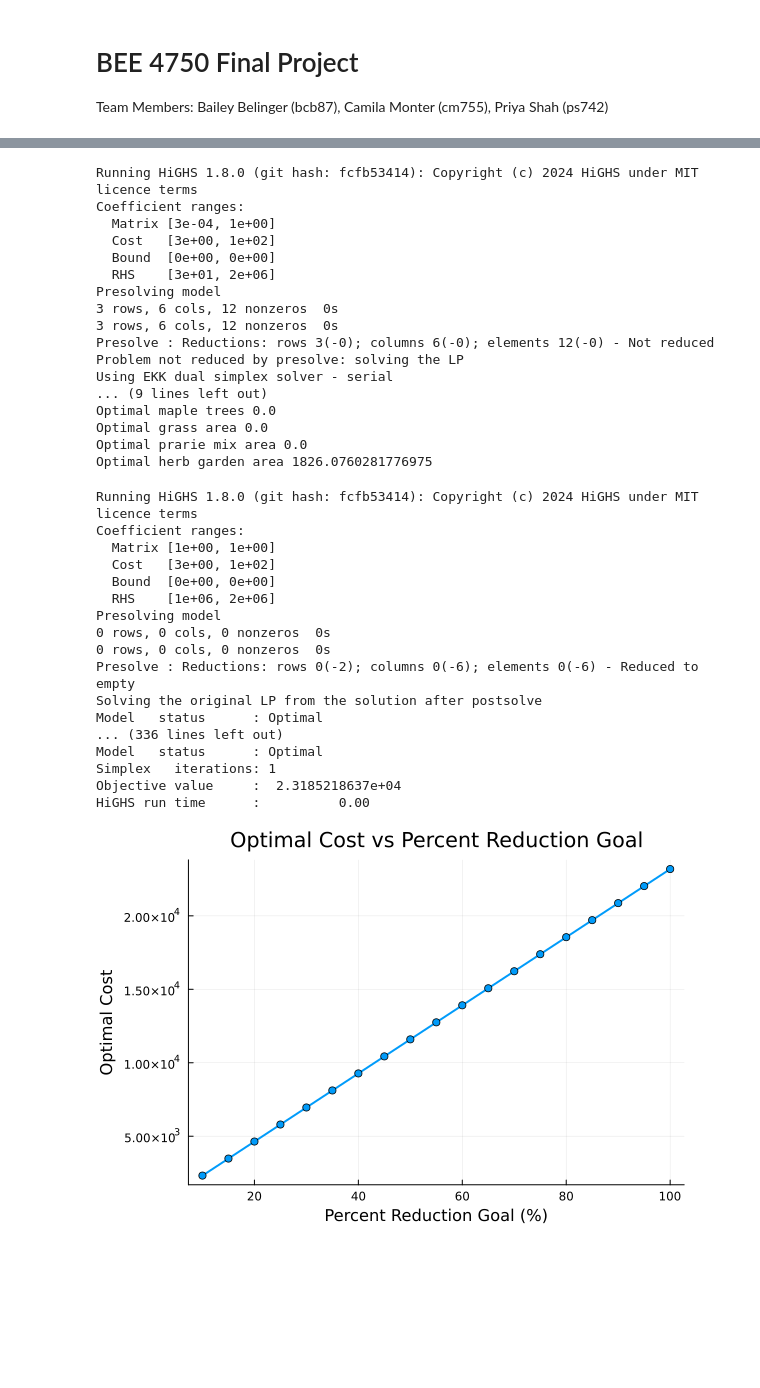
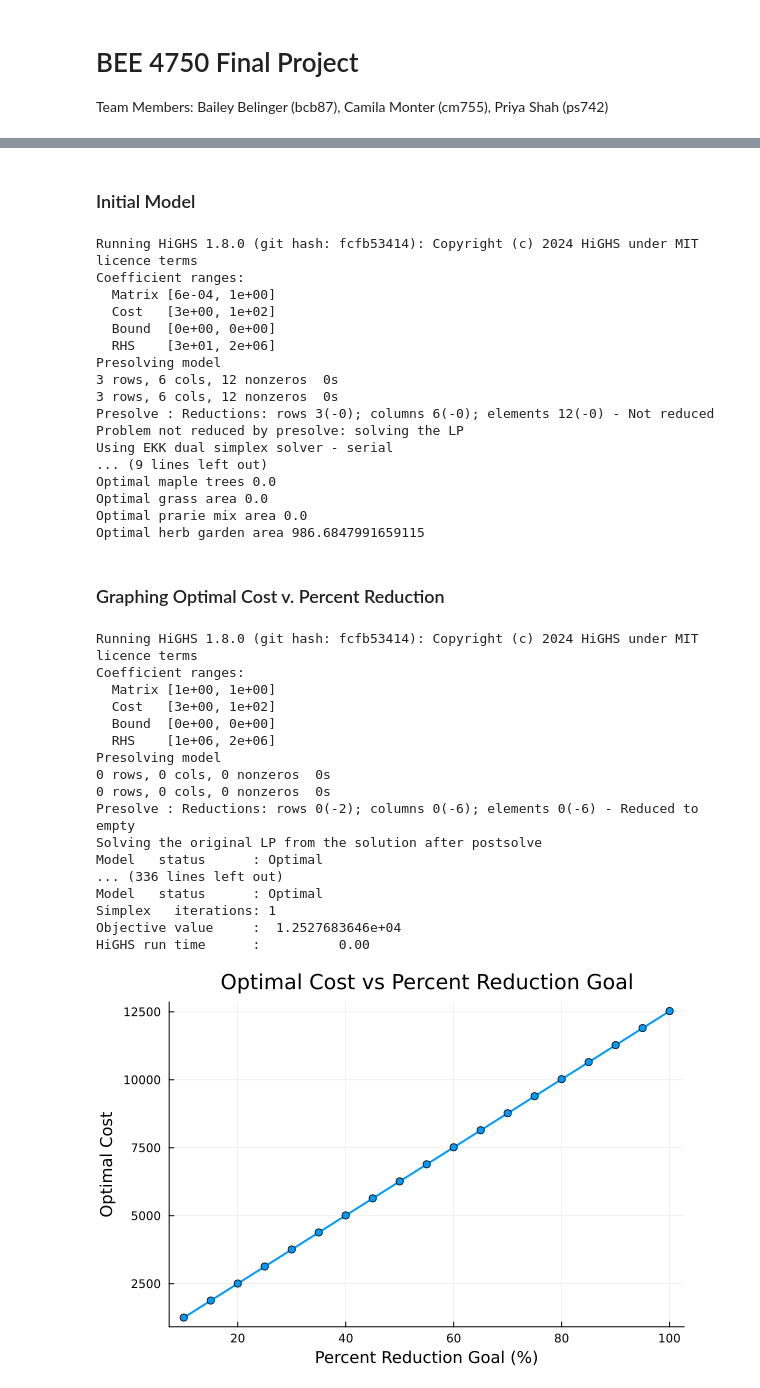
Before and after one commit to CamilaMonter/l3bc-final-project, a Jupyter notebook: finalproject.ipynb, the cells around one changed output, grey strips where cells are left out. Saved outputs shown, nothing was run; the diff lists cells and outputs as text; code cells hidden in the pictures; blank space fills up the shorter version.

```diff
--- a/finalproject.ipynb
+++ b/finalproject.ipynb
@@ -69,11 +51,10 @@ prairie_mix_cost = 0.03*m2 #$/sqm
 herb_garden_cost = 9.50*m2 #$/sqm
 
 #Available areas
-city_area = 2526871.39 #m^2
-total_area = 4761611.96 #m^2
+city_area = (2526871.39-4101.84)*0.4 #m^2
 park_area = 1563736.94 #m^2
-usable_roof_area = 0.4 #percent of city that is usable rooftop area
+total_area = city_area + park_area
 
 #Emission rates in Chicago
-current_emission_level = 0.0517 * total_area #kg CO2 / year
+current_emission_level = 0.0517 * total_area; #kg CO2 / year
 # %% [output]
@@ -81,3 +63,5 @@ current_emission_level = 0.0517 * total_area #kg CO2 / year
+# %% [markdown]
+### Initial Model
 # %%
 percent_reduction_goal = 30
 
@@ -96,7 +80,7 @@ new_total_emissions = current_emission_level - emissions_reduction
 percent_reduction = (current_emission_level - new_total_emissions)/current_emission_level * 100
 @constraint(air_quality_model, emissions_constraint, percent_reduction >= percent_reduction_goal)
 @constraint(air_quality_model, area_constraint_park, G[1]+G[2]+G[3] <= park_area)
-@constraint(air_quality_model, area_constraint_rooftop, G[4]+G[5]+G[6] <= usable_roof_area*city_area)
+@constraint(air_quality_model, area_constraint_rooftop, G[4]+G[5]+G[6] <= city_area)
 
 # Optimize the model
 optimize!(air_quality_model)
@@ -111,7 +95,7 @@ println("Optimal herb garden area ", value.(G[6]))
 # %% [output]
 Running HiGHS 1.8.0 (git hash: fcfb53414): Copyright (c) 2024 HiGHS under MIT licence terms
 Coefficient ranges:
-  Matrix [3e-04, 1e+00]
+  Matrix [6e-04, 1e+00]
   Cost   [3e+00, 1e+02]
   Bound  [0e+00, 0e+00]
   RHS    [3e+01, 2e+06]
@@ -125,7 +109,9 @@ Using EKK dual simplex solver - serial
 Optimal maple trees 0.0
 Optimal grass area 0.0
 Optimal prarie mix area 0.0
-Optimal herb garden area 1826.0760281776975
+Optimal herb garden area 986.6847991659115
+# %% [markdown]
+### Graphing Optimal Cost v. Percent Reduction
 # %%
 # Define the range of percent reduction goals
 percent_reduction_goals = 10:5:100 # from 10% to 50% in increments of 5%
@@ -145,7 +131,7 @@ emissions_reduction = (G[1]*oak_tree_cs + G[2]*ash_tree_cs + G[3]*maple_tree_cs
 new_total_emissions = current_emission_level - emissions_reduction
 percent_reduction = (current_emission_level - new_total_emissions)/current_emission_level * 100
 @constraint(air_quality_model, area_constraint_park, G[1]+G[2]+G[3] <= park_area)
-@constraint(air_quality_model, area_constraint_rooftop, G[4]+G[5]+G[6] <= usable_roof_area*city_area)
+@constraint(air_quality_model, area_constraint_rooftop, G[4]+G[5]+G[6] <= city_area)
 
 # Optimize the model
 optimize!(air_quality_model)
@@ -157,35 +143,35 @@ for goal in percent_reduction_goals
 
     # Solve the model
     optimize!(air_quality_model)
 
     push!(optimal_costs, objective_value(air_quality_model))
 
     # Remove the temporary constraint before the next iteration
     delete(air_quality_model, temp_constraint)
 end
 
 # Plot the results
 plot(percent_reduction_goals, optimal_costs, xlabel="Percent Reduction Goal (%)", ylabel="Optimal Cost",
     title="Optimal Cost vs Percent Reduction Goal", lw=2, marker=:circle, legend=false)
 # %% [output]
 Running HiGHS 1.8.0 (git hash: fcfb53414): Copyright (c) 2024 HiGHS under MIT licence terms
 Coefficient ranges:
   Matrix [1e+00, 1e+00]
   Cost   [3e+00, 1e+02]
   Bound  [0e+00, 0e+00]
   RHS    [1e+06, 2e+06]
 Presolving model
 0 rows, 0 cols, 0 nonzeros  0s
 0 rows, 0 cols, 0 nonzeros  0s
 Presolve : Reductions: rows 0(-2); columns 0(-6); elements 0(-6) - Reduced to empty
 Solving the original LP from the solution after postsolve
 Model   status      : Optimal
 ... (336 lines left out)
 Model   status      : Optimal
 Simplex   iterations: 1
-Objective value     :  2.3185218637e+04
+Objective value     :  1.2527683646e+04
 HiGHS run time      :          0.00
-[figure, old version]
+[figure, new version]
 # %%
 shadow_price(emissions_constraint)
 # %% [output]
```
Also changed, not shown: parts of 12 cells of this notebook.
